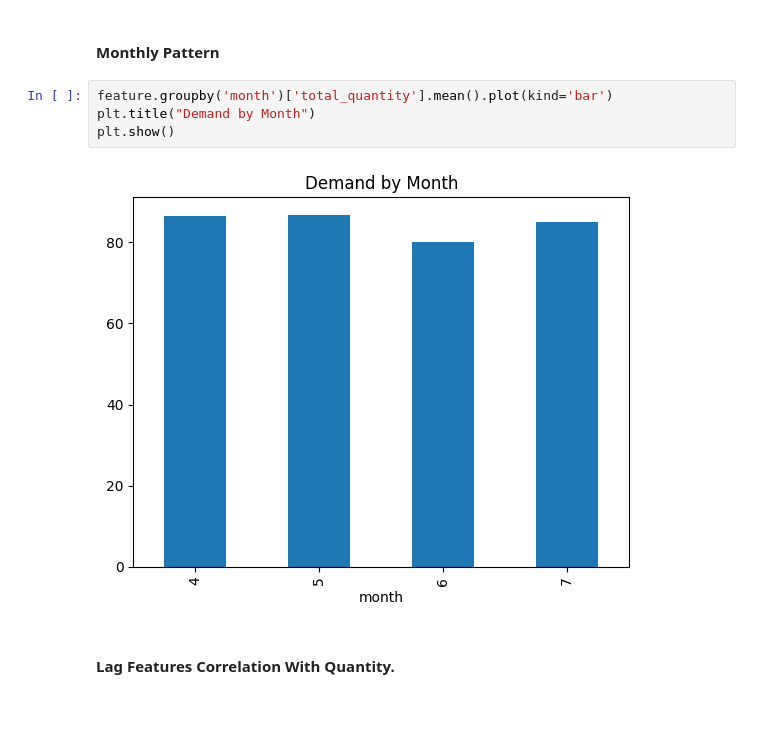
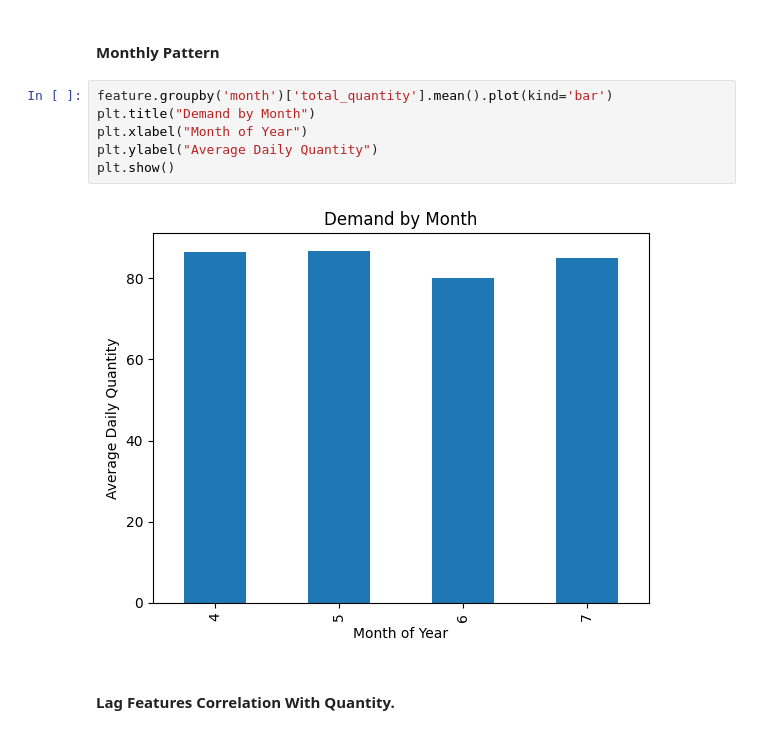
Before and after one commit to irfan-mohamed/demand-intelligence-system, a Jupyter notebook: notebooks/demand_forecasting_eda.ipynb, the cells around one changed output. Saved outputs shown, nothing was run; the diff lists cells and outputs as text.

```diff
--- a/notebooks/demand_forecasting_eda.ipynb
+++ b/notebooks/demand_forecasting_eda.ipynb
@@ -214,9 +226,11 @@ plt.show()
 # %%
 feature.groupby('month')['total_quantity'].mean().plot(kind='bar')
 plt.title("Demand by Month")
+plt.xlabel("Month of Year")
+plt.ylabel("Average Daily Quantity")
 plt.show()
 # %% [output]
-[figure, old version]
+[figure, new version]
 # %% [markdown]
 #### Lag Features Correlation With Quantity.
 # %%
```
Also changed, not shown: parts of 6 cells of this notebook, 4 other files.
